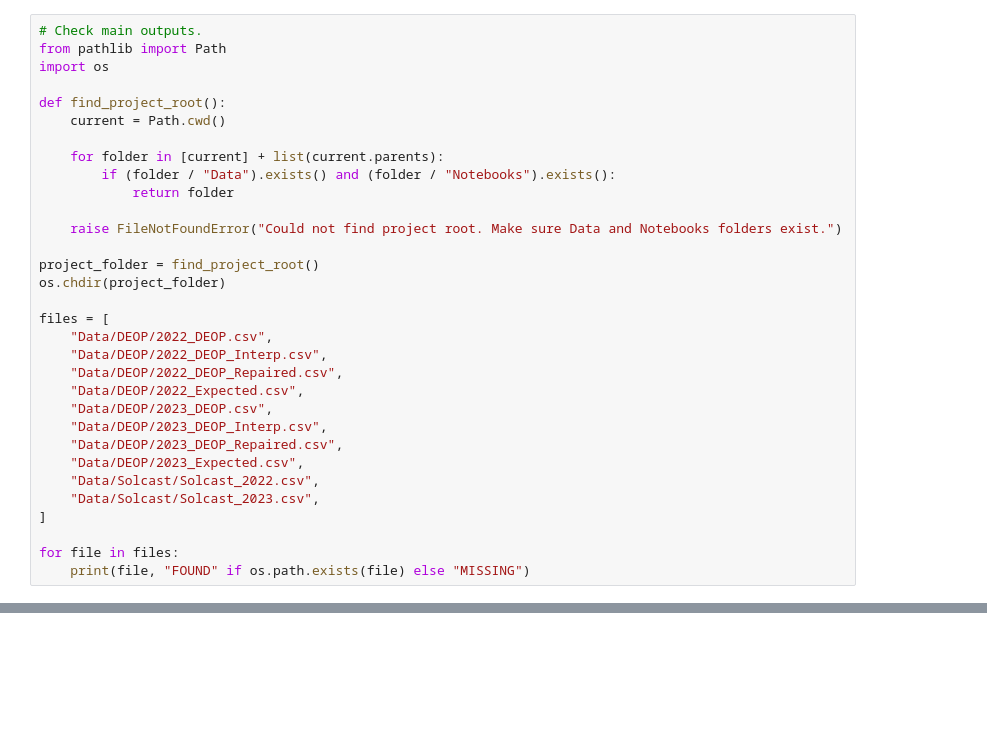
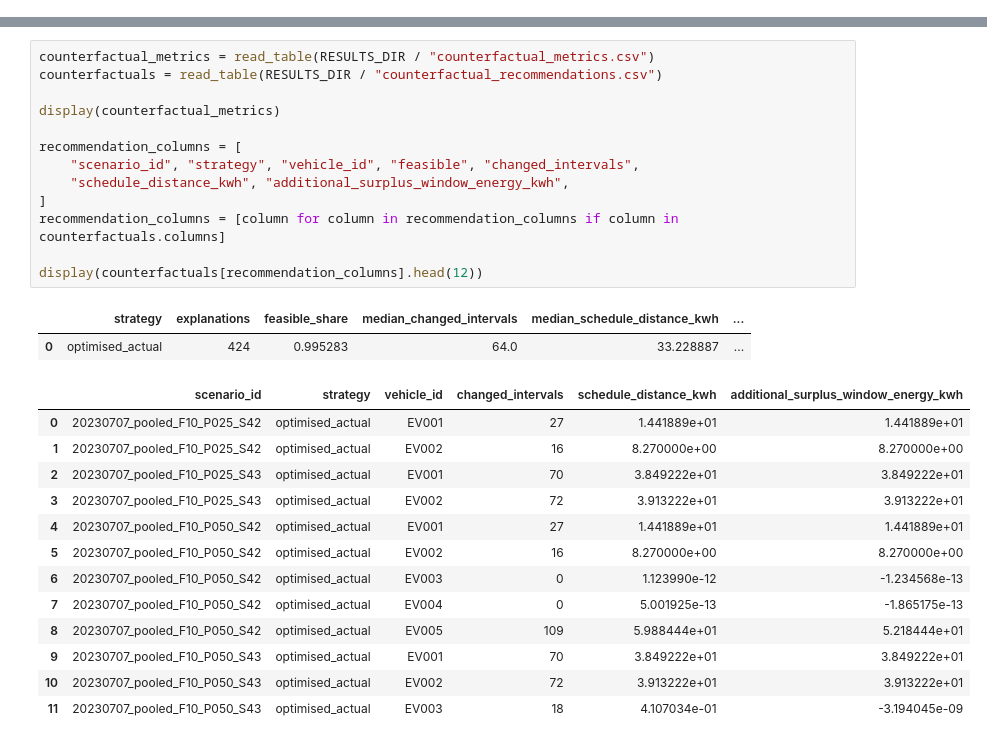
Before and after one commit to Mwangi-Maina/SEND-EV-Project, a Jupyter notebook: Notebooks/Project_Summary.ipynb, the cells around one changed output, grey strips where cells are left out. Cells and saved outputs as stored; diff of their text form; blank space fills up the shorter version.

Commit message:
Summary of the project

```diff
--- a/Notebooks/Project_Summary.ipynb
+++ b/Notebooks/Project_Summary.ipynb
@@ -7,32 +0,0 @@ The aim was to clean the raw data, estimate expected solar generation, repair mi
-# %%
-# Check main outputs.
-from pathlib import Path
-import os
-
-def find_project_root():
-    current = Path.cwd()
-
-    for folder in [current] + list(current.parents):
-        if (folder / "Data").exists() and (folder / "Notebooks").exists():
-            return folder
-
-    raise FileNotFoundError("Could not find project root. Make sure Data and Notebooks folders exist.")
-
-project_folder = find_project_root()
-os.chdir(project_folder)
-
-files = [
-    "Data/DEOP/2022_DEOP.csv",
-    "Data/DEOP/2022_DEOP_Interp.csv",
-    "Data/DEOP/2022_DEOP_Repaired.csv",
-    "Data/DEOP/2022_Expected.csv",
-    "Data/DEOP/2023_DEOP.csv",
-    "Data/DEOP/2023_DEOP_Interp.csv",
-    "Data/DEOP/2023_DEOP_Repaired.csv",
-    "Data/DEOP/2023_Expected.csv",
-    "Data/Solcast/Solcast_2022.csv",
-    "Data/Solcast/Solcast_2023.csv",
-]
-
-for file in files:
-    print(file, "FOUND" if os.path.exists(file) else "MISSING")
@@ -206,0 +370,29 @@ The consumption model predicted electricity demand using weather, calendar, lag,
+# %%
+counterfactual_metrics = read_table(RESULTS_DIR / "counterfactual_metrics.csv")
+counterfactuals = read_table(RESULTS_DIR / "counterfactual_recommendations.csv")
+
+display(counterfactual_metrics)
+
+recommendation_columns = [
+    "scenario_id", "strategy", "vehicle_id", "feasible", "changed_intervals",
+    "schedule_distance_kwh", "additional_surplus_window_energy_kwh",
+]
+recommendation_columns = [column for column in recommendation_columns if column in counterfactuals.columns]
+
+display(counterfactuals[recommendation_columns].head(12))
+# %% [output]
+|  | strategy | explanations | feasible_share | median_changed_intervals | median_schedule_distance_kwh | ... |
+| 0 | optimised_actual | 424 | 0.995283 | 64.0 | 33.228887 | ... |
+|  | scenario_id | strategy | vehicle_id | changed_intervals | schedule_distance_kwh | additional_surplus_window_energy_kwh |
+| 0 | 20230707_pooled_F10_P025_S42 | optimised_actual | EV001 | 27 | 1.441889e+01 | 1.441889e+01 |
+| 1 | 20230707_pooled_F10_P025_S42 | optimised_actual | EV002 | 16 | 8.270000e+00 | 8.270000e+00 |
+| 2 | 20230707_pooled_F10_P025_S43 | optimised_actual | EV001 | 70 | 3.849222e+01 | 3.849222e+01 |
+| 3 | 20230707_pooled_F10_P025_S43 | optimised_actual | EV002 | 72 | 3.913222e+01 | 3.913222e+01 |
+| 4 | 20230707_pooled_F10_P050_S42 | optimised_actual | EV001 | 27 | 1.441889e+01 | 1.441889e+01 |
+| 5 | 20230707_pooled_F10_P050_S42 | optimised_actual | EV002 | 16 | 8.270000e+00 | 8.270000e+00 |
+| 6 | 20230707_pooled_F10_P050_S42 | optimised_actual | EV003 | 0 | 1.123990e-12 | -1.234568e-13 |
+| 7 | 20230707_pooled_F10_P050_S42 | optimised_actual | EV004 | 0 | 5.001925e-13 | -1.865175e-13 |
+| 8 | 20230707_pooled_F10_P050_S42 | optimised_actual | EV005 | 109 | 5.988444e+01 | 5.218444e+01 |
+| 9 | 20230707_pooled_F10_P050_S43 | optimised_actual | EV001 | 70 | 3.849222e+01 | 3.849222e+01 |
+| 10 | 20230707_pooled_F10_P050_S43 | optimised_actual | EV002 | 72 | 3.913222e+01 | 3.913222e+01 |
+| 11 | 20230707_pooled_F10_P050_S43 | optimised_actual | EV003 | 18 | 4.107034e-01 | -3.194045e-09 |
```
Also changed, not shown: parts of 30 cells of this notebook.
